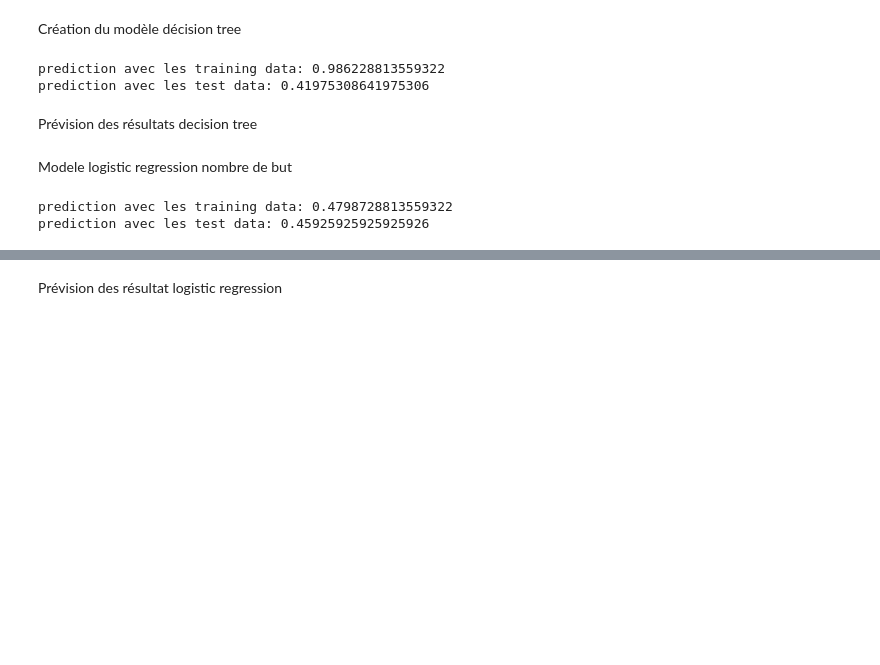
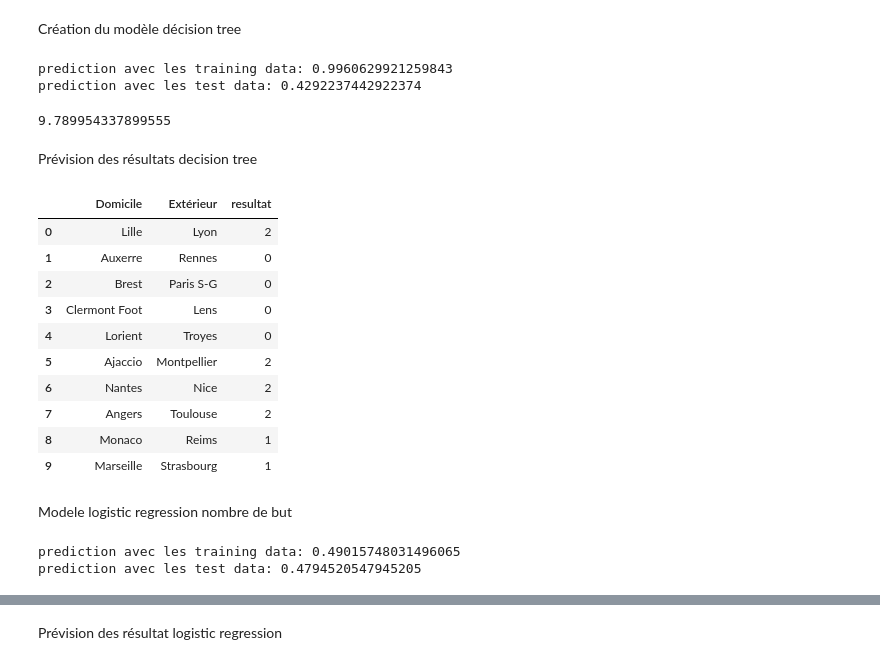
Before and after one commit to Jules101001/Football_pr-vision, a Jupyter notebook: previsionligue1 Avancé.ipynb, the cells around one changed output, grey strips where cells are left out. Drawn from its saved outputs; the diff is of its cells as text; code cells hidden in the pictures; blank space fills up the shorter version.

Commit message:
rajout complet des paris et des prévisions des prochains matchs

```diff
--- a/previsionligue1 Avancé.ipynb
+++ b/previsionligue1 Avancé.ipynb
@@ -385,11 +393,9 @@ dtype: int64
 Trie des données utiles
 # %%
 # On enlève les colonnes inutiles
-merge2 = merge2[['Sem.', 'but_domicile',"but_exterieur","jour","mois","annee","Pts_x","BM_x","BE_x","Pts_y","BM_y","BE_y","resultat"]]
-matchs_joue_dom_ext = merge2.rename(columns={"Pts_x": "Pts_dom", "BM_x": "BM_dom", "BE_x": "BE_dom","Pts_y": "Pts_ext", "BM_y": "BM_ext", "BE_y": "BE_ext"})
+merge3 = merge3[['Sem.', 'but_domicile',"but_exterieur","jour","mois","annee","Pts_x","BM_x","BE_x","Pts_y","BM_y","BE_y","resultat","B365H","B365D","B365A"]]
+matchs_joue_dom_ext = merge3.rename(columns={"Pts_x": "Pts_dom", "BM_x": "BM_dom", "BE_x": "BE_dom","Pts_y": "Pts_ext", "BM_y": "BM_ext", "BE_y": "BE_ext"})
+merge2_a_jouer = merge2_a_jouer[['Sem.',"mois","annee","Pts_x","BM_x","BE_x","Pts_y","BM_y","BE_y","Domicile_x","Extérieur"]]
+matchs_a_jouer_dom_ext = merge2_a_jouer.rename(columns={"Pts_x": "Pts_dom", "BM_x": "BM_dom", "BE_x": "BE_dom","Pts_y": "Pts_ext", "BM_y": "BM_ext", "BE_y": "BE_ext","Domicile_x":"Domicile"})
 # %% [markdown]
 Créer les données de test et d'entrainement
-# %%
-# On enlève les lignes avec des valeurs manquantes
-matchs_joue_dom_ext = matchs_joue_dom_ext.dropna(axis=0)
-matchs_joue_dom_ext.isna().sum()
@@ -412,40 +403,73 @@ dtype: int64
 On sépare les données pour créer les modèles
 # %%
 # On sépare les données en train et test
-X = matchs_joue_dom_ext[['Sem.',"Pts_dom","BM_dom","BE_dom","Pts_ext","BM_ext","BE_ext"]]
-y = matchs_joue_dom_ext['resultat']
+X = matchs_joue_dom_ext[['Sem.',"Pts_dom","BM_dom","BE_dom","Pts_ext","BM_ext","BE_ext","mois","annee"]]
+y = matchs_joue_dom_ext[['resultat',"B365H","B365D","B365A"]]
 X_train, X_test, y_train, y_test = train_test_split(X, y, test_size=0.3, random_state=42)
 # %% [markdown]
 Création du modèle décision tree
 # %%
 # Build a logistic regression model
-mode1_dt = DecisionTreeClassifier()
-mode1_dt.fit(X_train,y_train)
+mode_dt = DecisionTreeClassifier()
+mode_dt.fit(X_train,y_train["resultat"])
 # Afficher l'arbre de décision
 #print("décision_tree pour écart de but \n",export_text(mode1_dt, feature_names=list(X_train)))
 # Check the model performance with the training data
-predictions1_dt_train = mode1_dt.predict(X_train)
-print("prediction avec les training data:",accuracy_score(y_train, predictions1_dt_train))
+predictions_dt_train = mode_dt.predict(X_train)
+print("prediction avec les training data:",accuracy_score(y_train["resultat"], predictions_dt_train))
 # Check the model performance with the test data
-predictions1_dt_test = mode1_dt.predict(X_test)
-print("prediction avec les test data:",accuracy_score(y_test, predictions1_dt_test))
+predictions_dt_test = mode_dt.predict(X_test)
+print("prediction avec les test data:",accuracy_score(y_test["resultat"], predictions_dt_test))
 # %% [output]
-prediction avec les training data: 0.986228813559322
-prediction avec les test data: 0.41975308641975306
+prediction avec les training data: 0.9960629921259843
+prediction avec les test data: 0.4292237442922374
+# %%
+somme_bet = 0
+for i in range(len(y_test)):
+    if y_test.iloc[i,1] == 0:
+        compteur_na += 1
+    else:
+        if y_test.iloc[i,0] == predictions_dt_test[i]:
+            if y_test.iloc[i,0] == 2:
+                somme_bet += y_test.iloc[i,1]
+            elif y_test.iloc[i,0] == 1:
+                somme_bet += y_test.iloc[i,2]
+            elif y_test.iloc[i,0] == 0:
+                somme_bet += y_test.iloc[i,3]
+somme_bet = ((somme_bet-len(y_test))/(len(y_test)))*100
+print(somme_bet)
+# %% [output]
+9.789954337899555
 # %% [markdown]
 Prévision des résultats decision tree
+# %%
+matchs_a_jouer_dom_ext["resultat"] = mode_dt.predict(matchs_a_jouer_dom_ext[['Sem.',"Pts_dom","BM_dom","BE_dom","Pts_ext","BM_ext","BE_ext","mois","annee"]])
+resultat_mode_dt = matchs_a_jouer_dom_ext[['Domicile',"Extérieur","resultat"]]
+resultat_mode_dt.head(10)
+# %% [output]
+|  | Domicile | Extérieur | resultat |
+| 0 | Lille | Lyon | 2 |
+| 1 | Auxerre | Rennes | 0 |
+| 2 | Brest | Paris S-G | 0 |
+| 3 | Clermont Foot | Lens | 0 |
+| 4 | Lorient | Troyes | 0 |
+| 5 | Ajaccio | Montpellier | 2 |
+| 6 | Nantes | Nice | 2 |
+| 7 | Angers | Toulouse | 2 |
+| 8 | Monaco | Reims | 1 |
+| 9 | Marseille | Strasbourg | 1 |
 # %% [markdown]
 Modele logistic regression nombre de but
 # %%
 # Buill a logistic regression model for the ecart de but
-mode2_lr = LogisticRegression(solver = 'liblinear', max_iter=1000, multi_class='ovr')
-mode2_lr.fit(X_train, y_train)
+mode_lr = LogisticRegression(solver = 'liblinear', max_iter=1000, multi_class='ovr')
+mode_lr.fit(X_train, y_train["resultat"])
 # Check the model performance with the training data
-predictions2_lr_train = mode2_lr.predict(X_train)
-print("prediction avec les training data:",accuracy_score(y_train, predictions2_lr_train))
+predictions_lr_train = mode_lr.predict(X_train)
+print("prediction avec les training data:",accuracy_score(y_train["resultat"], predictions_lr_train))
 # Check the model performance with the test data
-predictions2_lr_test = mode2_lr.predict(X_test)
-print("prediction avec les test data:",accuracy_score(y_test, predictions2_lr_test))
+predictions_lr_test = mode_lr.predict(X_test)
+print("prediction avec les test data:",accuracy_score(y_test["resultat"], predictions_lr_test))
 # %% [output]
-prediction avec les training data: 0.4798728813559322
-prediction avec les test data: 0.45925925925925926
+prediction avec les training data: 0.49015748031496065
+prediction avec les test data: 0.4794520547945205
```
Also changed, not shown: parts of 10 cells of this notebook, 6 other files.
